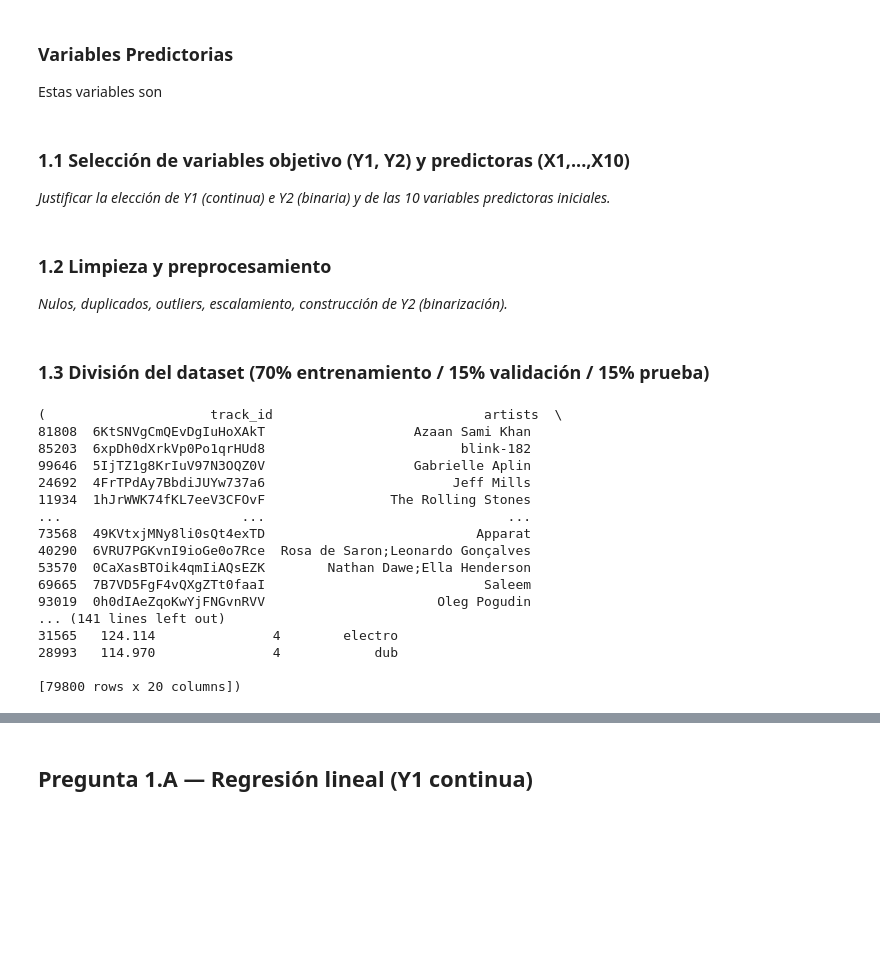
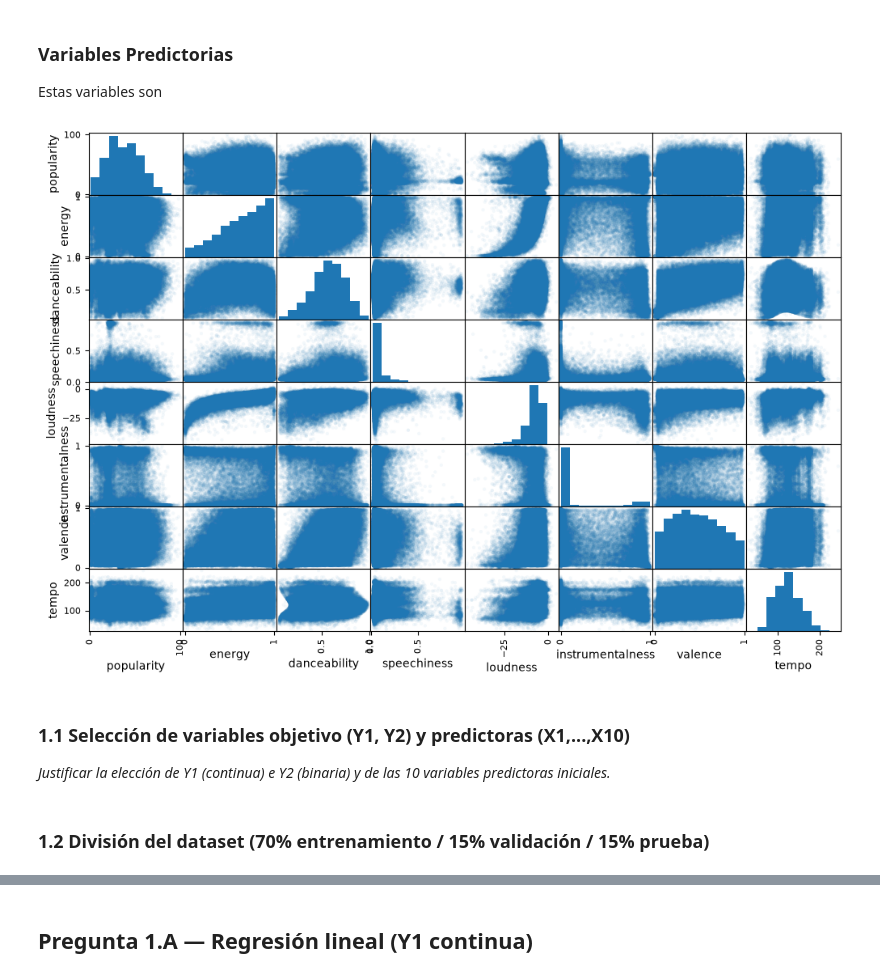
Before and after one commit to AH0106/Tarea2_IA, a Jupyter notebook: notebooks/tarea2.ipynb, the cells around one changed output, grey strips where cells are left out. Cells and saved outputs as stored; diff of their text form; code cells hidden in the pictures; blank space fills up the shorter version.

```diff
--- a/notebooks/tarea2.ipynb
+++ b/notebooks/tarea2.ipynb
@@ -151,44 +176,19 @@ plt.show()
 ### Variables Predictorias
 
 Estas variables son
+# %%
+
+# Eleccion de variables predictorias
+attributes = [ 'popularity','energy','danceability','speechiness','loudness', 'instrumentalness', 'valence', 'tempo']
+scatter_matrix(df_clean[attributes], figsize=(12, 8), alpha=0.05)
+plt.show()
+# %% [output]
+[figure, added]
 # %% [markdown]
 ### 1.1 Selección de variables objetivo (Y1, Y2) y predictoras (X1,...,X10)
 
 _Justificar la elección de Y1 (continua) e Y2 (binaria) y de las 10 variables predictoras iniciales._
 # %%
 # Definición de Y1, Y2 y X1..X10
-# %% [markdown]
-### 1.2 Limpieza y preprocesamiento
-
-_Nulos, duplicados, outliers, escalamiento, construcción de Y2 (binarización)._
 # %% [markdown]
-### 1.3 División del dataset (70% entrenamiento / 15% validación / 15% prueba)
+### 1.2 División del dataset (70% entrenamiento / 15% validación / 15% prueba)
-# %%
-
-np.random.seed(42)
-def shuffle_and_split_data(data, test_ratio):
-    shuffle_indices = np.random.permutation(len(data))
-    test_set_size = int(len(data)*test_ratio)
-    test_indices = shuffle_indices[:test_set_size]
-    train_indices = shuffle_indices[test_set_size:]
-    return data.iloc[train_indices], data.iloc[test_indices]
-
-print(f"\n{shuffle_and_split_data(df_spotify, 0.7)}")
-# %% [output]
-(                     track_id                           artists  \
-81808  6KtSNVgCmQEvDgIuHoXAkT                   Azaan Sami Khan
-85203  6xpDh0dXrkVp0Po1qrHUd8                         blink-182
-99646  5IjTZ1g8KrIuV97N3OQZ0V                   Gabrielle Aplin
-24692  4FrTPdAy7BbdiJUYw737a6                        Jeff Mills
-11934  1hJrWWK74fKL7eeV3CFOvF                The Rolling Stones
-...                       ...                               ...
-73568  49KVtxjMNy8li0sQt4exTD                           Apparat
-40290  6VRU7PGKvnI9ioGe0o7Rce  Rosa de Saron;Leonardo Gonçalves
-53570  0CaXasBTOik4qmIiAQsEZK        Nathan Dawe;Ella Henderson
-69665  7B7VD5FgF4vQXgZTt0faaI                            Saleem
-93019  0h0dIAeZqoKwYjFNGvnRVV                      Oleg Pogudin
-... (141 lines left out)
-31565   124.114               4        electro
-28993   114.970               4            dub
-
-[79800 rows x 20 columns])
```
Also changed, not shown: parts of 8 cells of this notebook.
